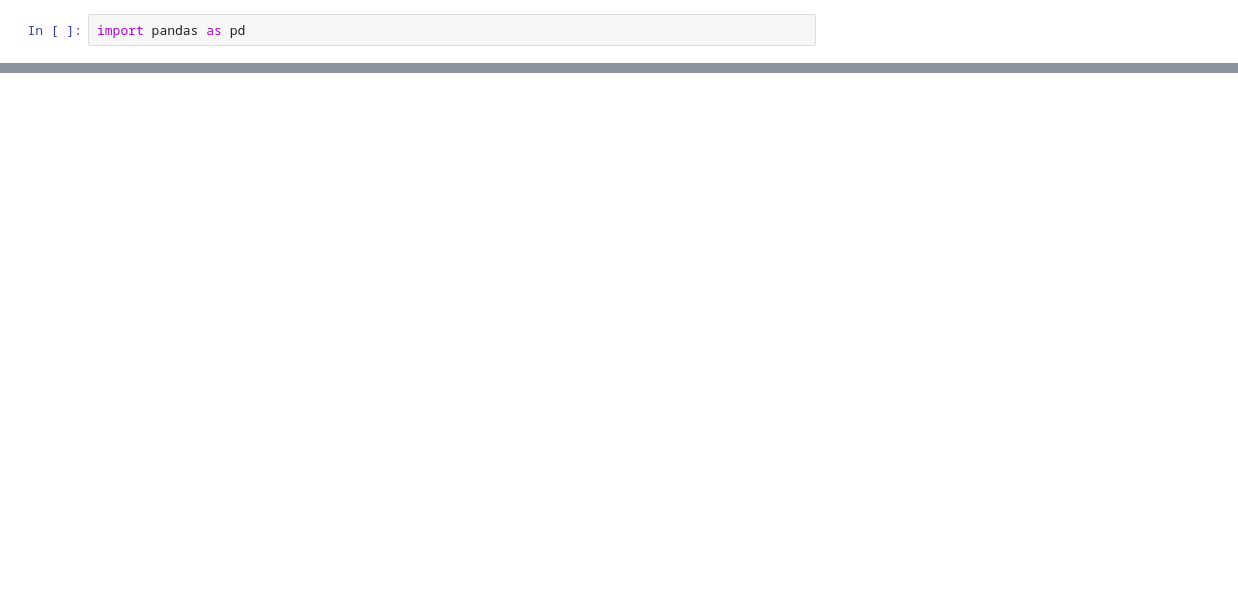
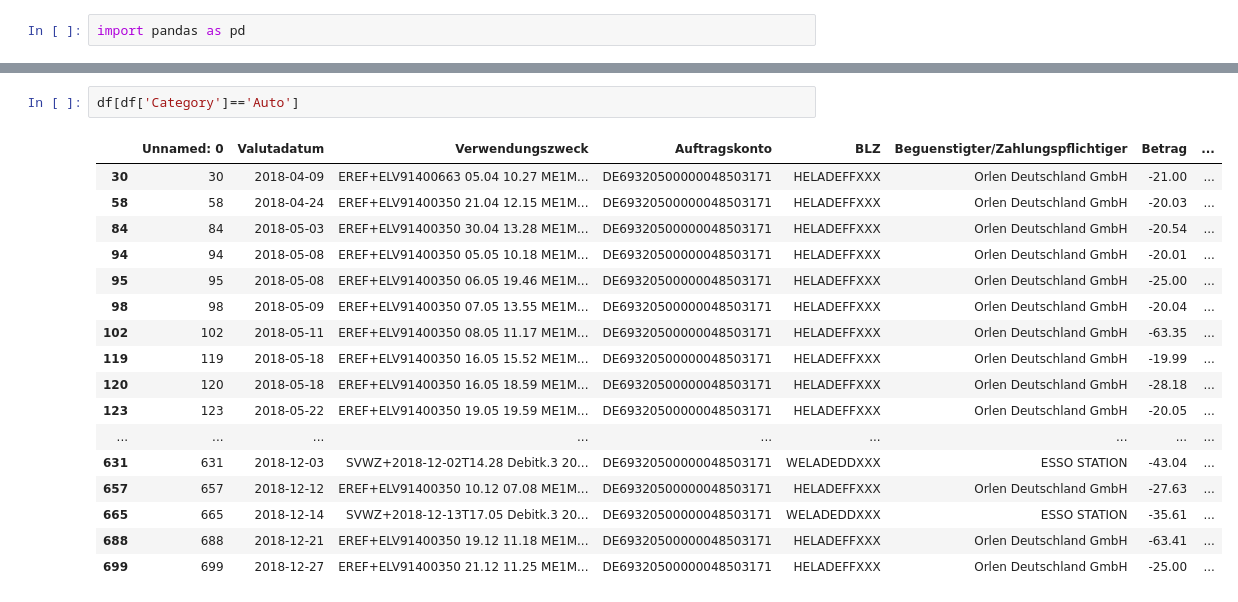
Before and after one commit to mmmlung/MFP, a Jupyter notebook: Notebooks/Ad_hoc.ipynb, the cells around one changed output, grey strips where cells are left out. Cells and saved outputs as stored; diff of their text form; blank space fills up the shorter version.

```diff
--- a/Notebooks/Ad_hoc.ipynb
+++ b/Notebooks/Ad_hoc.ipynb
@@ -13,0 +14,20 @@ df.head()
+# %%
+df[df['Category']=='Auto']
+# %% [output]
+|  | Unnamed: 0 | Valutadatum | Verwendungszweck | Auftragskonto | BLZ | Beguenstigter/Zahlungspflichtiger | Betrag | ... |
+| 30 | 30 | 2018-04-09 | EREF+ELV91400663 05.04 10.27 ME1M... | DE69320500000048503171 | HELADEFFXXX | Orlen Deutschland GmbH | -21.00 | ... |
+| 58 | 58 | 2018-04-24 | EREF+ELV91400350 21.04 12.15 ME1M... | DE69320500000048503171 | HELADEFFXXX | Orlen Deutschland GmbH | -20.03 | ... |
+| 84 | 84 | 2018-05-03 | EREF+ELV91400350 30.04 13.28 ME1M... | DE69320500000048503171 | HELADEFFXXX | Orlen Deutschland GmbH | -20.54 | ... |
+| 94 | 94 | 2018-05-08 | EREF+ELV91400350 05.05 10.18 ME1M... | DE69320500000048503171 | HELADEFFXXX | Orlen Deutschland GmbH | -20.01 | ... |
+| 95 | 95 | 2018-05-08 | EREF+ELV91400350 06.05 19.46 ME1M... | DE69320500000048503171 | HELADEFFXXX | Orlen Deutschland GmbH | -25.00 | ... |
+| 98 | 98 | 2018-05-09 | EREF+ELV91400350 07.05 13.55 ME1M... | DE69320500000048503171 | HELADEFFXXX | Orlen Deutschland GmbH | -20.04 | ... |
+| 102 | 102 | 2018-05-11 | EREF+ELV91400350 08.05 11.17 ME1M... | DE69320500000048503171 | HELADEFFXXX | Orlen Deutschland GmbH | -63.35 | ... |
+| 119 | 119 | 2018-05-18 | EREF+ELV91400350 16.05 15.52 ME1M... | DE69320500000048503171 | HELADEFFXXX | Orlen Deutschland GmbH | -19.99 | ... |
+| 120 | 120 | 2018-05-18 | EREF+ELV91400350 16.05 18.59 ME1M... | DE69320500000048503171 | HELADEFFXXX | Orlen Deutschland GmbH | -28.18 | ... |
+| 123 | 123 | 2018-05-22 | EREF+ELV91400350 19.05 19.59 ME1M... | DE69320500000048503171 | HELADEFFXXX | Orlen Deutschland GmbH | -20.05 | ... |
+| ... | ... | ... | ... | ... | ... | ... | ... | ... |
+| 631 | 631 | 2018-12-03 | SVWZ+2018-12-02T14.28 Debitk.3 20... | DE69320500000048503171 | WELADEDDXXX | ESSO STATION | -43.04 | ... |
+| 657 | 657 | 2018-12-12 | EREF+ELV91400350 10.12 07.08 ME1M... | DE69320500000048503171 | HELADEFFXXX | Orlen Deutschland GmbH | -27.63 | ... |
+| 665 | 665 | 2018-12-14 | SVWZ+2018-12-13T17.05 Debitk.3 20... | DE69320500000048503171 | WELADEDDXXX | ESSO STATION | -35.61 | ... |
+| 688 | 688 | 2018-12-21 | EREF+ELV91400350 19.12 11.18 ME1M... | DE69320500000048503171 | HELADEFFXXX | Orlen Deutschland GmbH | -63.41 | ... |
+| 699 | 699 | 2018-12-27 | EREF+ELV91400350 21.12 11.25 ME1M... | DE69320500000048503171 | HELADEFFXXX | Orlen Deutschland GmbH | -25.00 | ... |
```
Also changed, not shown: parts of 2 cells of this notebook, 2 other files.
